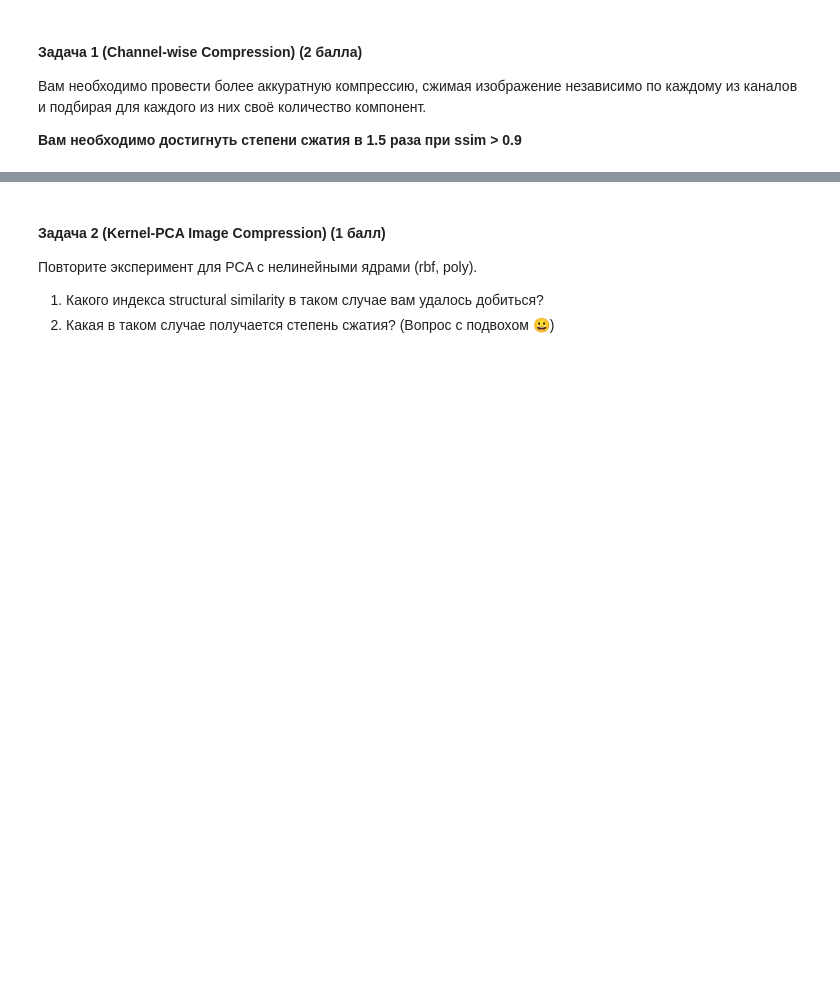
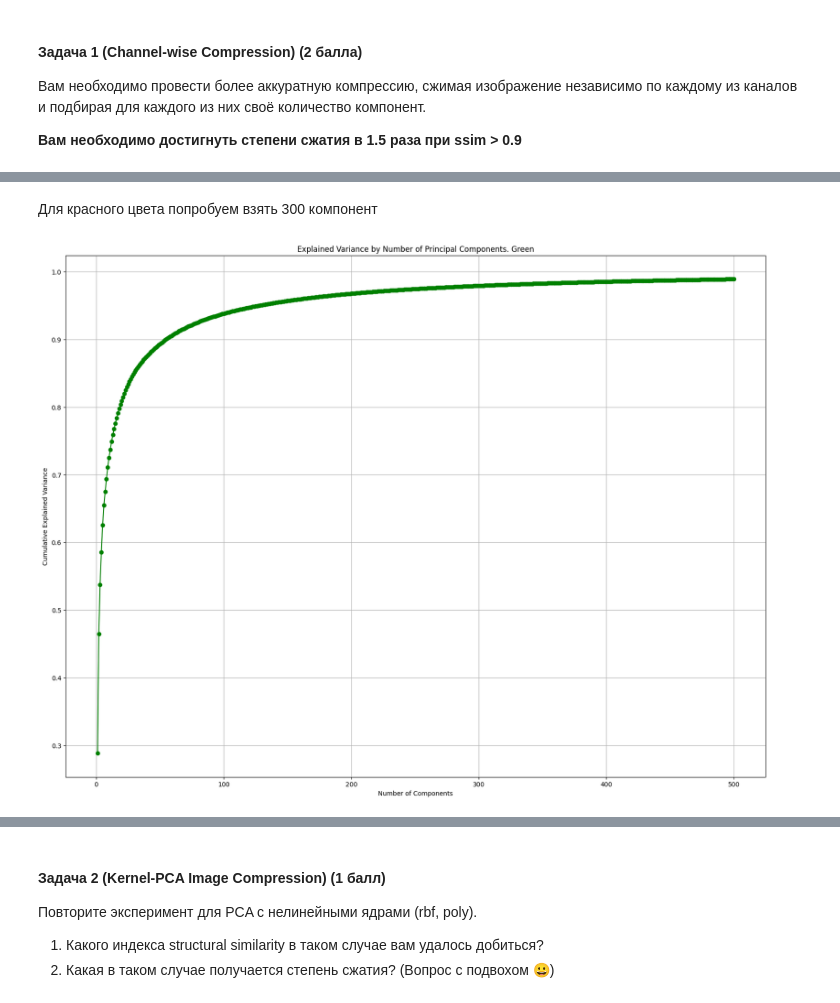
Before and after one commit to Krage56/ml_isp_intro, a Jupyter notebook: hw/hw4/ISP_HW4_Multi_Cls_PCA.ipynb, the cells around one changed output, grey strips where cells are left out. Drawn from its saved outputs; the diff is of its cells as text; code cells hidden in the pictures; blank space fills up the shorter version.

```diff
--- a/hw/hw4/ISP_HW4_Multi_Cls_PCA.ipynb
+++ b/hw/hw4/ISP_HW4_Multi_Cls_PCA.ipynb
@@ -862,0 +902,13 @@ SSIM between Summed and Original Image: 0.48889587991530065
+# %% [markdown]
+Для красного цвета попробуем взять 300 компонент
+# %%
+plt.figure(figsize=(20, 15))
+
+
+plt.plot(range(1, len(g_explained_variance_ratio) + 1), np.cumsum(g_explained_variance_ratio), marker='o', color='green')
+plt.xlabel('Number of Components')
+plt.ylabel('Cumulative Explained Variance')
+plt.title('Explained Variance by Number of Principal Components. Green')
+plt.grid(True)
+# %% [output]
+[figure, added]
```
Also changed, not shown: parts of 18 cells of this notebook.
